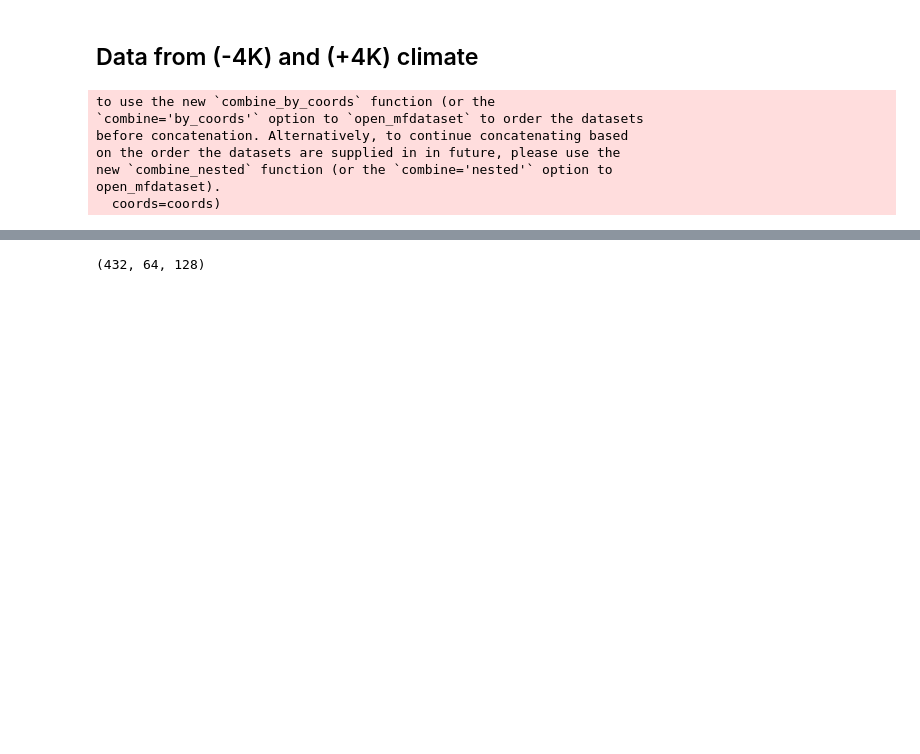
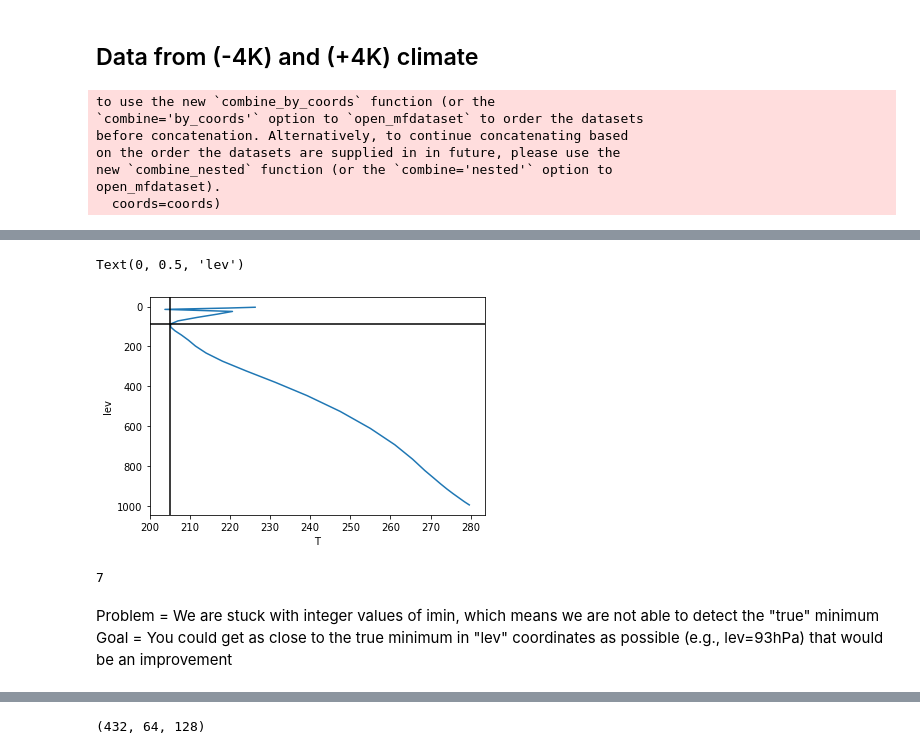
Before and after one commit to wallingTACC/CBRAIN-CAM, a Jupyter notebook: notebooks/tbeucler_devlog/038_Output_normalization_Buoyancy_separation.ipynb, the cells around one changed output, grey strips where cells are left out. Saved outputs shown, nothing was run; the diff lists cells and outputs as text; code cells hidden in the pictures; blank space fills up the shorter version.

```diff
--- a/notebooks/tbeucler_devlog/038_Output_normalization_Buoyancy_separation.ipynb
+++ b/notebooks/tbeucler_devlog/038_Output_normalization_Buoyancy_separation.ipynb
@@ -84,0 +102,12 @@ open_mfdataset).
+# %%
+Tmean =  np.mean(datam4K.TAP.values,axis=(0,2,3))
+# %%
+plt.plot(Tmean,datam4K.lev)
+plt.gca().invert_yaxis()
+plt.axhline(y=datam4K.lev[7],color='k')
+plt.axvline(x=Tmean[7],color='k')
+plt.xlabel('T')
+plt.ylabel('lev')
+# %% [output]
+Text(0, 0.5, 'lev')
+[figure, added]
@@ -84,0 +116,7 @@ open_mfdataset).
+# %%
+imin
+# %% [output]
+7
+# %% [markdown]
+Problem = We are stuck with integer values of imin, which means we are not able to detect the "true" minimum
+Goal = You could get as close to the true minimum in "lev" coordinates as possible (e.g., lev=93hPa) that would be an improvement
```
Also changed, not shown: parts of 20 cells of this notebook.
